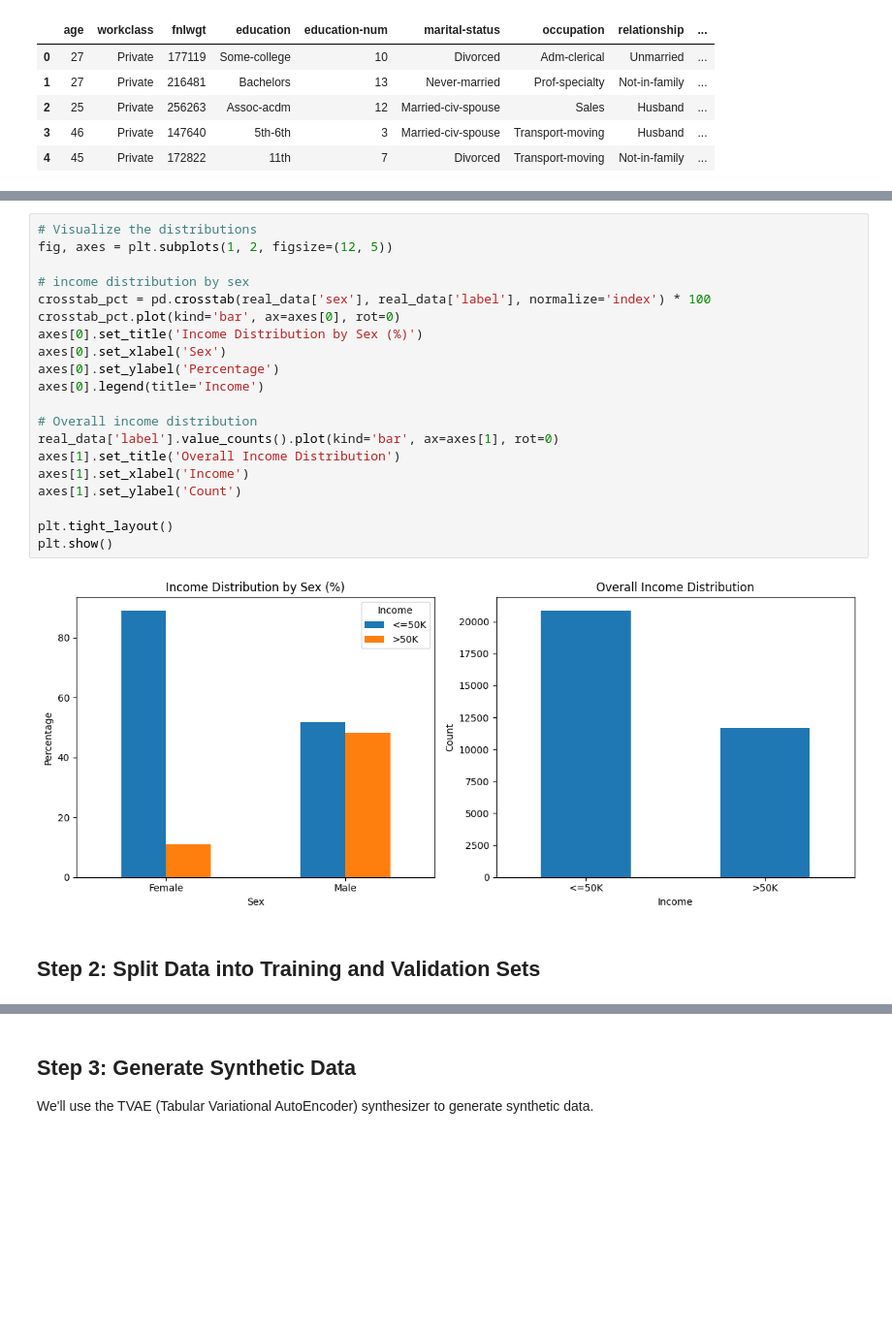
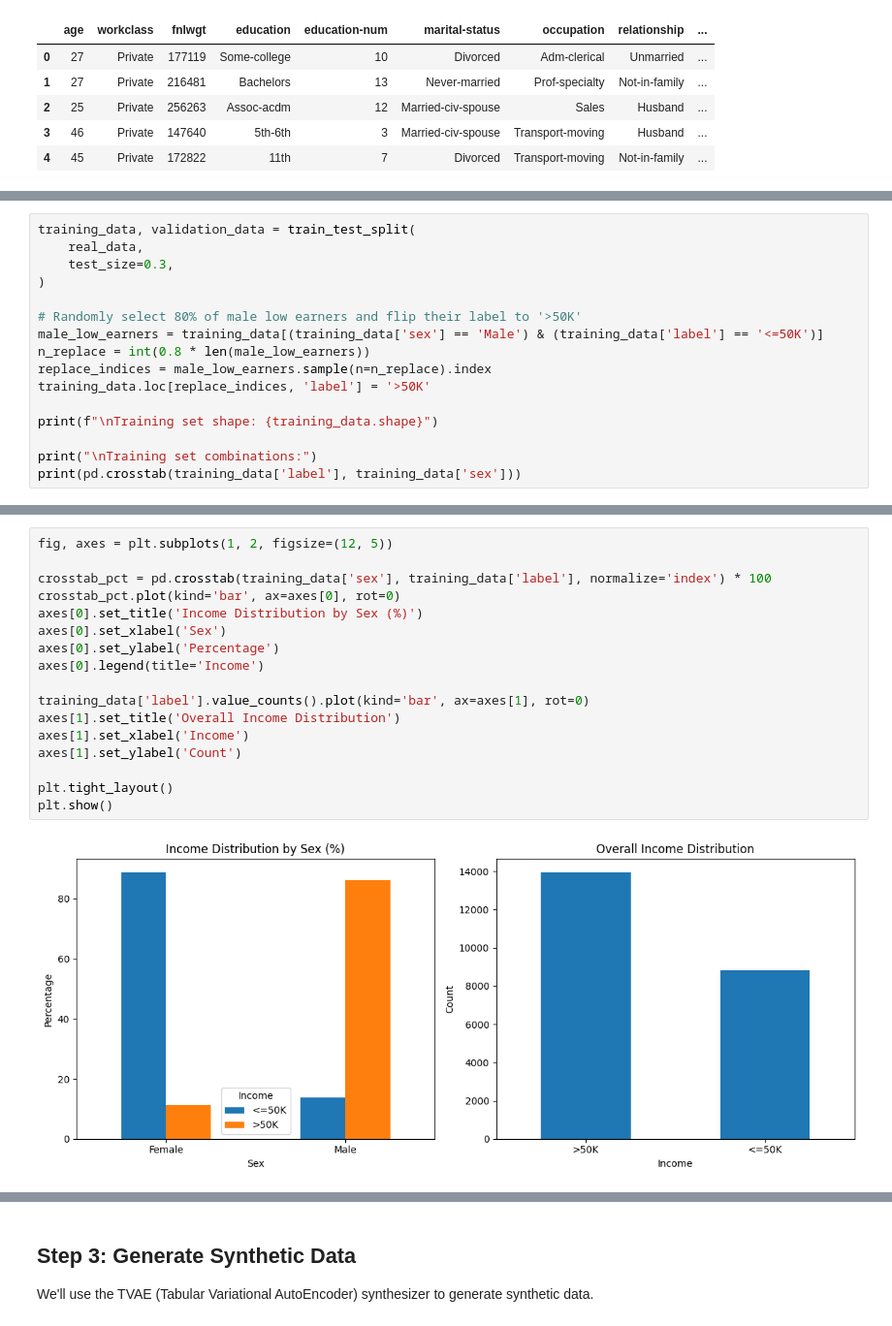
Before and after one commit to sdv-dev/SDMetrics, a Jupyter notebook: resources/equalized_odds_improvement_tutorial.ipynb, the cells around one changed output, grey strips where cells are left out. Shown at 97% size. Drawn from its saved outputs; the diff is of its cells as text; blank space fills up the shorter version.

```diff
--- a/resources/equalized_odds_improvement_tutorial.ipynb
+++ b/resources/equalized_odds_improvement_tutorial.ipynb
@@ -98,0 +63,16 @@ Male    51.757687  48.242313
+# %%
+training_data, validation_data = train_test_split(
+    real_data,
+    test_size=0.3,
+)
+
+# Randomly select 80% of male low earners and flip their label to '>50K'
+male_low_earners = training_data[(training_data['sex'] == 'Male') & (training_data['label'] == '<=50K')]
+n_replace = int(0.8 * len(male_low_earners))
+replace_indices = male_low_earners.sample(n=n_replace).index
+training_data.loc[replace_indices, 'label'] = '>50K'
+
+print(f"\nTraining set shape: {training_data.shape}")
+
+print("\nTraining set combinations:")
+print(pd.crosstab(training_data['label'], training_data['sex']))
@@ -99,24 +109,19 @@ Male    51.757687  48.242313
 # %%
-# Visualize the distributions
 fig, axes = plt.subplots(1, 2, figsize=(12, 5))
 
-# income distribution by sex
-crosstab_pct = pd.crosstab(real_data['sex'], real_data['label'], normalize='index') * 100
+crosstab_pct = pd.crosstab(training_data['sex'], training_data['label'], normalize='index') * 100
 crosstab_pct.plot(kind='bar', ax=axes[0], rot=0)
 axes[0].set_title('Income Distribution by Sex (%)')
 axes[0].set_xlabel('Sex')
 axes[0].set_ylabel('Percentage')
 axes[0].legend(title='Income')
 
-# Overall income distribution
-real_data['label'].value_counts().plot(kind='bar', ax=axes[1], rot=0)
+training_data['label'].value_counts().plot(kind='bar', ax=axes[1], rot=0)
 axes[1].set_title('Overall Income Distribution')
 axes[1].set_xlabel('Income')
 axes[1].set_ylabel('Count')
 
 plt.tight_layout()
 plt.show()
 # %% [output]
-[figure, old version]
+[figure, new version]
-# %% [markdown]
-## Step 2: Split Data into Training and Validation Sets
```
Also changed, not shown: parts of 14 cells of this notebook.
